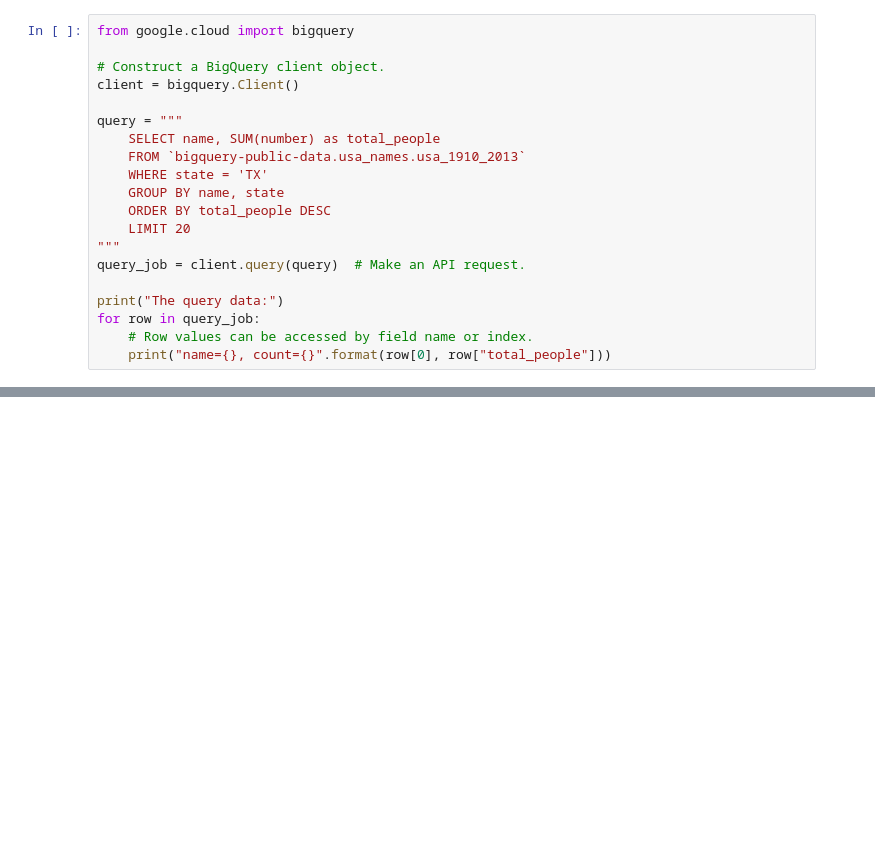
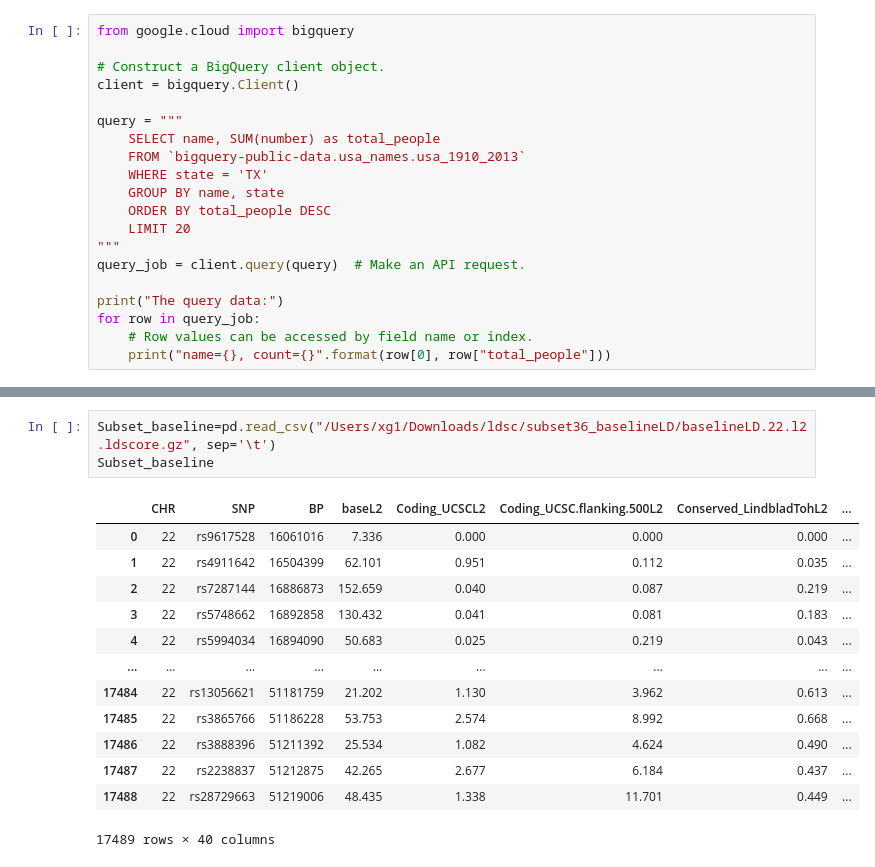
Before and after one commit to xyg123/SNP_enrich_preprocess, a Jupyter notebook: notebooks/LDSC_BQ_sumstats.ipynb, the cells around one changed output, grey strips where cells are left out. Drawn from its saved outputs; the diff is of its cells as text; blank space fills up the shorter version.

```diff
--- a/notebooks/LDSC_BQ_sumstats.ipynb
+++ b/notebooks/LDSC_BQ_sumstats.ipynb
@@ -302,0 +385,17 @@ for row in query_job:
+# %%
+Subset_baseline=pd.read_csv("/Users/xg1/Downloads/ldsc/subset36_baselineLD/baselineLD.22.l2.ldscore.gz", sep='\t')
+Subset_baseline
+# %% [output]
+|  | CHR | SNP | BP | baseL2 | Coding_UCSCL2 | Coding_UCSC.flanking.500L2 | Conserved_LindbladTohL2 | ... |
+| 0 | 22 | rs9617528 | 16061016 | 7.336 | 0.000 | 0.000 | 0.000 | ... |
+| 1 | 22 | rs4911642 | 16504399 | 62.101 | 0.951 | 0.112 | 0.035 | ... |
+| 2 | 22 | rs7287144 | 16886873 | 152.659 | 0.040 | 0.087 | 0.219 | ... |
+| 3 | 22 | rs5748662 | 16892858 | 130.432 | 0.041 | 0.081 | 0.183 | ... |
+| 4 | 22 | rs5994034 | 16894090 | 50.683 | 0.025 | 0.219 | 0.043 | ... |
+| ... | ... | ... | ... | ... | ... | ... | ... | ... |
+| 17484 | 22 | rs13056621 | 51181759 | 21.202 | 1.130 | 3.962 | 0.613 | ... |
+| 17485 | 22 | rs3865766 | 51186228 | 53.753 | 2.574 | 8.992 | 0.668 | ... |
+| 17486 | 22 | rs3888396 | 51211392 | 25.534 | 1.082 | 4.624 | 0.490 | ... |
+| 17487 | 22 | rs2238837 | 51212875 | 42.265 | 2.677 | 6.184 | 0.437 | ... |
+| 17488 | 22 | rs28729663 | 51219006 | 48.435 | 1.338 | 11.701 | 0.449 | ... |
+17489 rows × 40 columns
```
Also changed, not shown: parts of 6 cells of this notebook.
